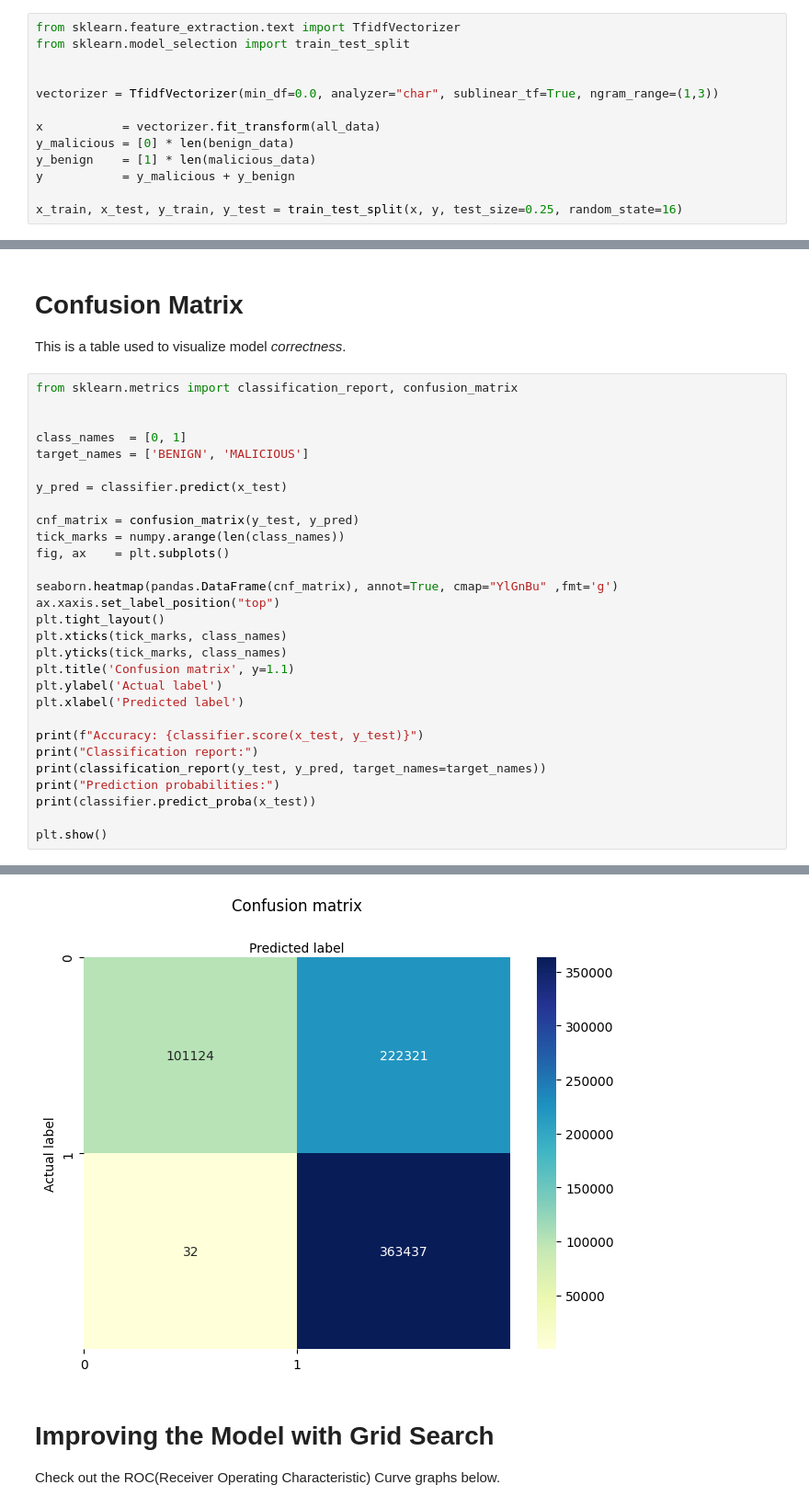
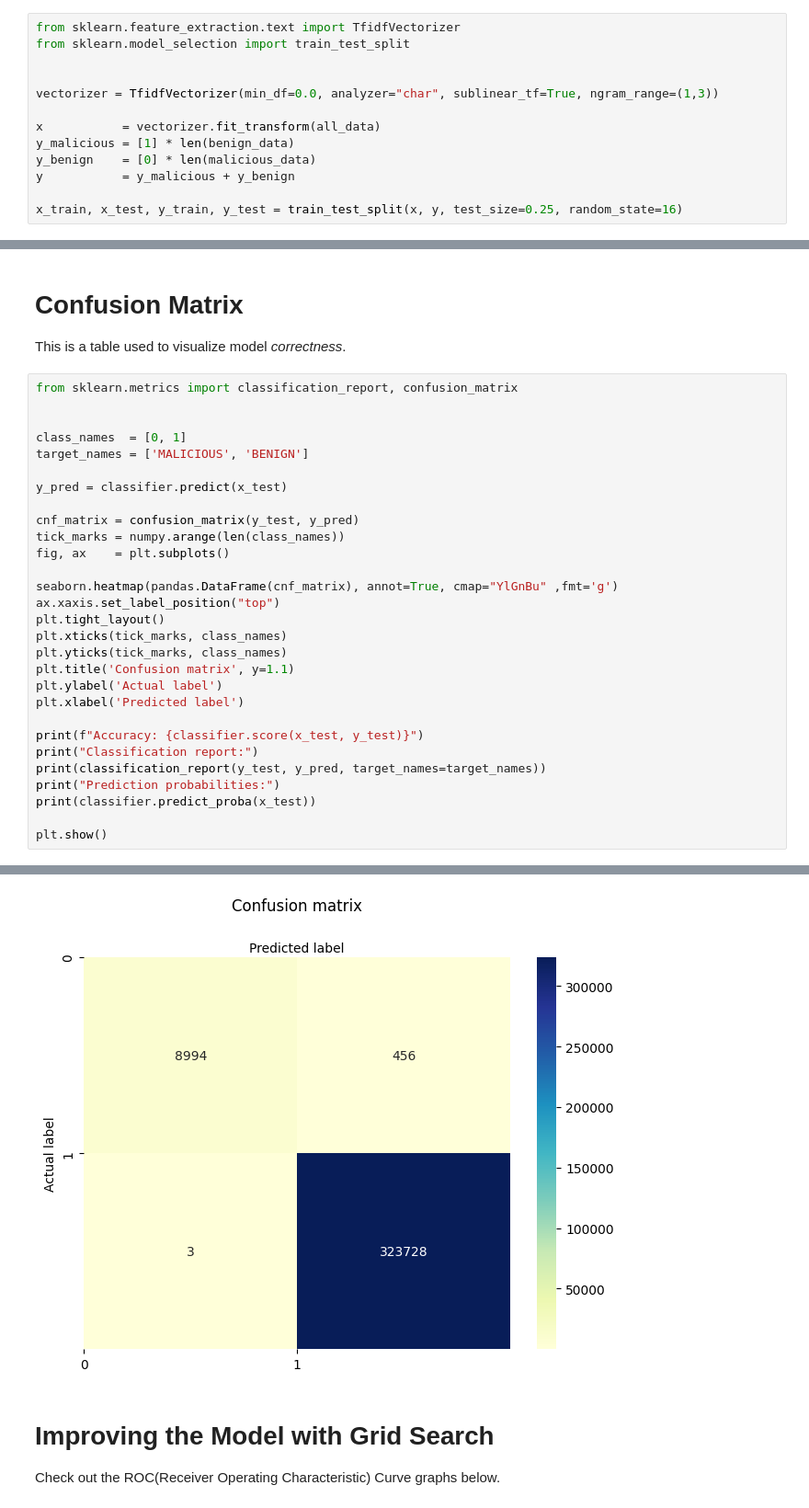
Before and after one commit to christopherwoodall/ml-for-cybersecurity, a Jupyter notebook: query-binary-classifier/query-binary-classifier.ipynb, the cells around one changed output, grey strips where cells are left out. Shown at 92% size. Drawn from its saved outputs; the diff is of its cells as text.

```diff
--- a/query-binary-classifier/query-binary-classifier.ipynb
+++ b/query-binary-classifier/query-binary-classifier.ipynb
@@ -62,8 +62,8 @@ from sklearn.model_selection import train_test_split
 vectorizer = TfidfVectorizer(min_df=0.0, analyzer="char", sublinear_tf=True, ngram_range=(1,3))
 
 x           = vectorizer.fit_transform(all_data)
-y_malicious = [0] * len(benign_data)
-y_benign    = [1] * len(malicious_data)
+y_malicious = [1] * len(benign_data)
+y_benign    = [0] * len(malicious_data)
 y           = y_malicious + y_benign
 
 x_train, x_test, y_train, y_test = train_test_split(x, y, test_size=0.25, random_state=16)
@@ -152,7 +151,7 @@ from sklearn.metrics import classification_report, confusion_matrix
 
 
 class_names  = [0, 1]
-target_names = ['BENIGN', 'MALICIOUS']
+target_names = ['MALICIOUS', 'BENIGN']
 
 y_pred = classifier.predict(x_test)
 
@@ -199,4 +198,4 @@ Prediction probabilities:
-[figure, old version]
+[figure, new version]
 # %% [markdown]
 # Improving the Model with Grid Search
 
```
Also changed, not shown: parts of 5 cells of this notebook.
